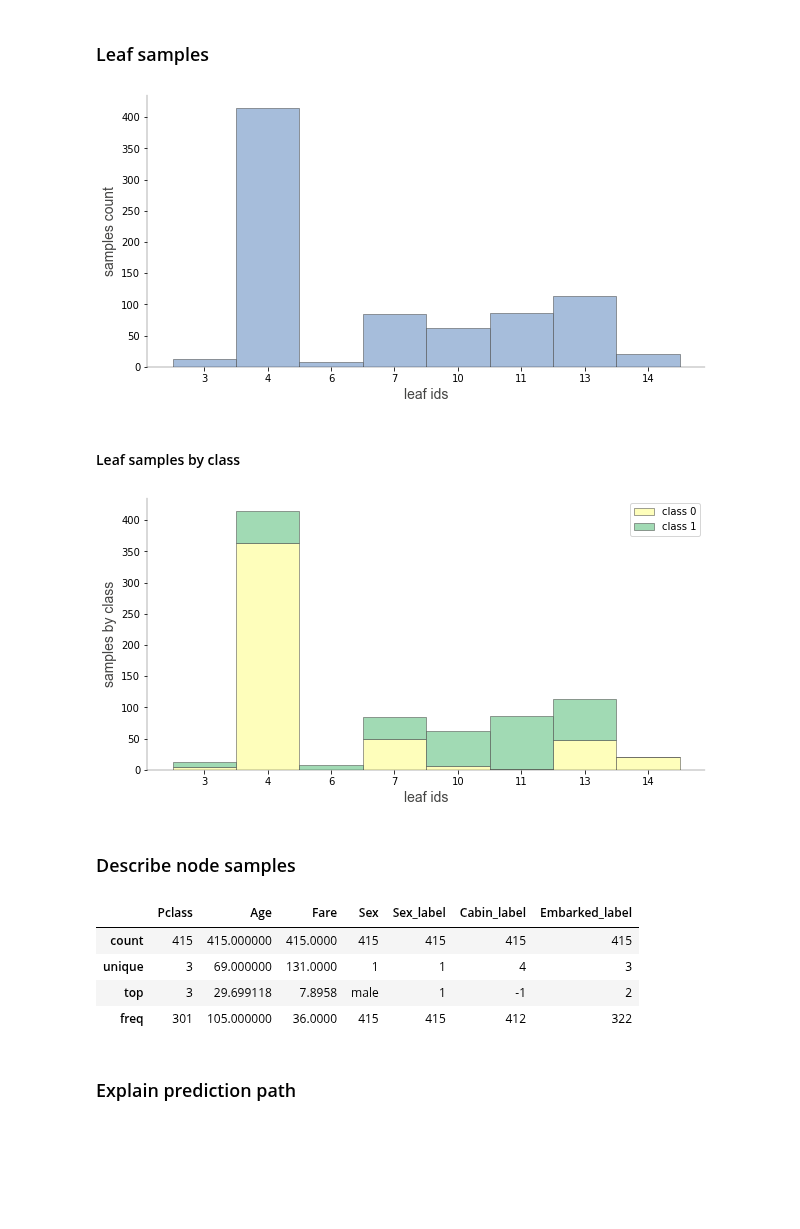
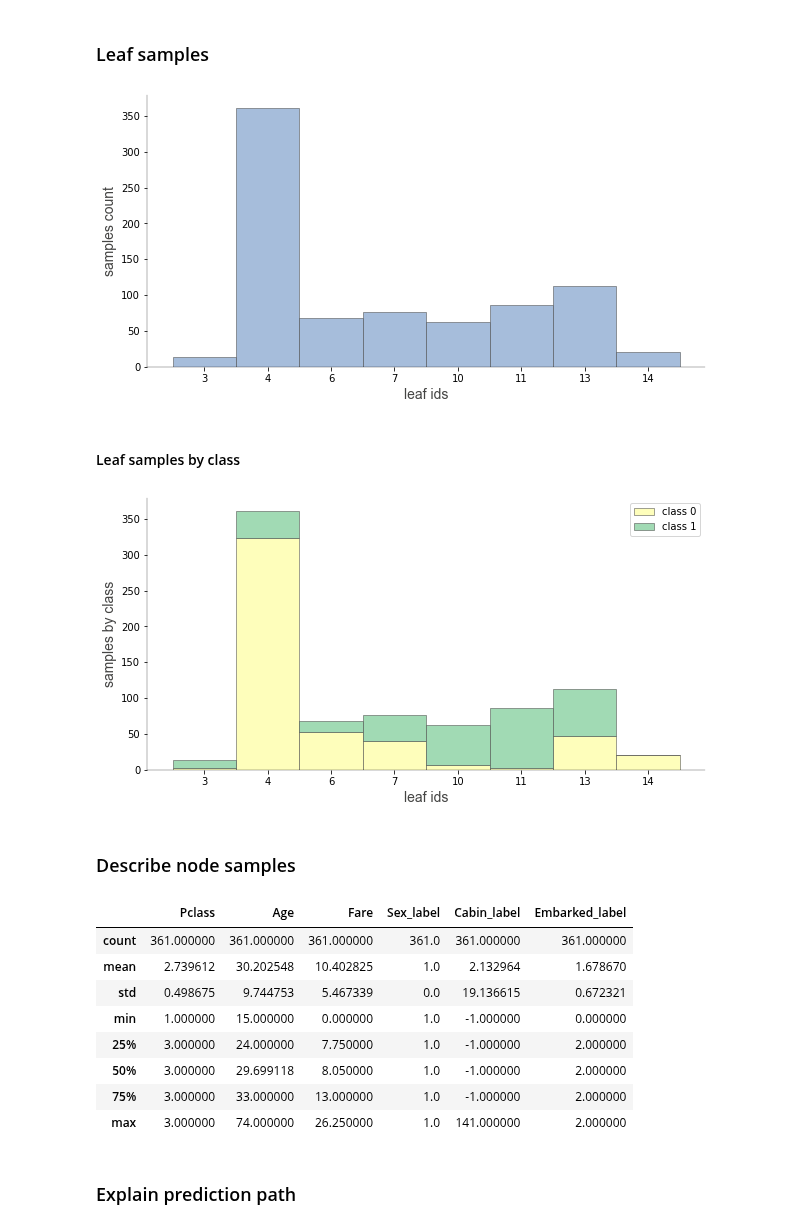
Before and after one commit to parrt/dtreeviz, a Jupyter notebook: notebooks/dtreeviz_tensorflow_visualisations.ipynb, the cells around one changed output. Drawn from its saved outputs; the diff is of its cells as text; code cells hidden in the pictures; blank space fills up the shorter version.

```diff
--- a/notebooks/dtreeviz_tensorflow_visualisations.ipynb
+++ b/notebooks/dtreeviz_tensorflow_visualisations.ipynb
@@ -132,2 +119,9 @@ tf_shadow = ShadowTensorflowTree(model, tree_index=0,
+# %%
+dtreeviz_model = get_model(model, tree_index=0,
+                             x_data=train[features],
+                             y_data=train[target],
+                             feature_names=features,
+                             target_name=target,
+                             class_names=[0, 1])
 # %% [markdown]
 ### Tree structure
@@ -142,25 +132,29 @@ dtreeviz(tf_shadow)
 # %% [markdown]
 ### Leaf samples
 # %%
-viz_leaf_samples(tf_shadow)
+viz_leaf_samples(dtreeviz_model)
 # %% [output]
-[figure, old version]
+[figure, new version]
 # %% [markdown]
 #### Leaf samples by class
 # %%
-ctreeviz_leaf_samples(tf_shadow)
+ctreeviz_leaf_samples(dtreeviz_model)
 # %% [output]
-[figure, old version]
+[figure, new version]
 # %% [markdown]
 ### Describe node samples
 # %%
-describe_node_sample(tf_shadow, node_id=4)
+describe_node_sample(dtreeviz_model, node_id=4)
 # %% [output]
-|  | Pclass | Age | Fare | Sex | Sex_label | Cabin_label | Embarked_label |
-| count | 415 | 415.000000 | 415.0000 | 415 | 415 | 415 | 415 |
-| unique | 3 | 69.000000 | 131.0000 | 1 | 1 | 4 | 3 |
-| top | 3 | 29.699118 | 7.8958 | male | 1 | -1 | 2 |
-| freq | 301 | 105.000000 | 36.0000 | 415 | 415 | 412 | 322 |
+|  | Pclass | Age | Fare | Sex_label | Cabin_label | Embarked_label |
+| count | 361.000000 | 361.000000 | 361.000000 | 361.0 | 361.000000 | 361.000000 |
+| mean | 2.739612 | 30.202548 | 10.402825 | 1.0 | 2.132964 | 1.678670 |
+| std | 0.498675 | 9.744753 | 5.467339 | 0.0 | 19.136615 | 0.672321 |
+| min | 1.000000 | 15.000000 | 0.000000 | 1.0 | -1.000000 | 0.000000 |
+| 25% | 3.000000 | 24.000000 | 7.750000 | 1.0 | -1.000000 | 2.000000 |
+| 50% | 3.000000 | 29.699118 | 8.050000 | 1.0 | -1.000000 | 2.000000 |
+| 75% | 3.000000 | 33.000000 | 13.000000 | 1.0 | -1.000000 | 2.000000 |
+| max | 3.000000 | 74.000000 | 26.250000 | 1.0 | 141.000000 | 2.000000 |
 # %% [markdown]
 ### Explain prediction path
 # %%
```
Also changed, not shown: parts of 41 cells of this notebook, 2 other files.
